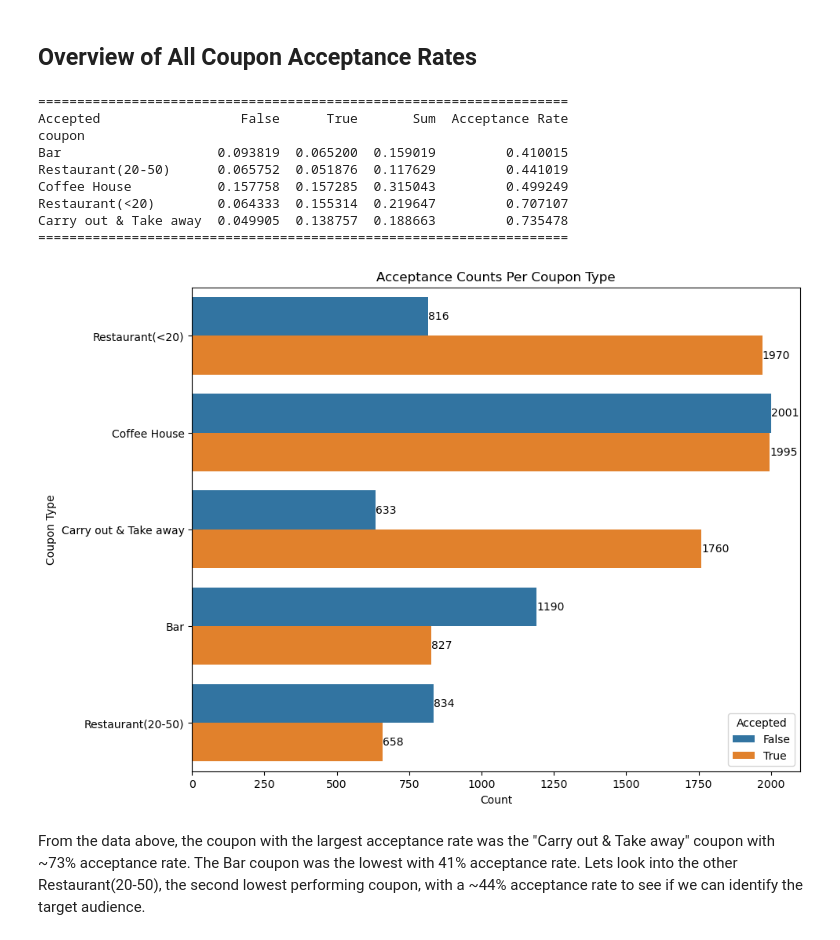
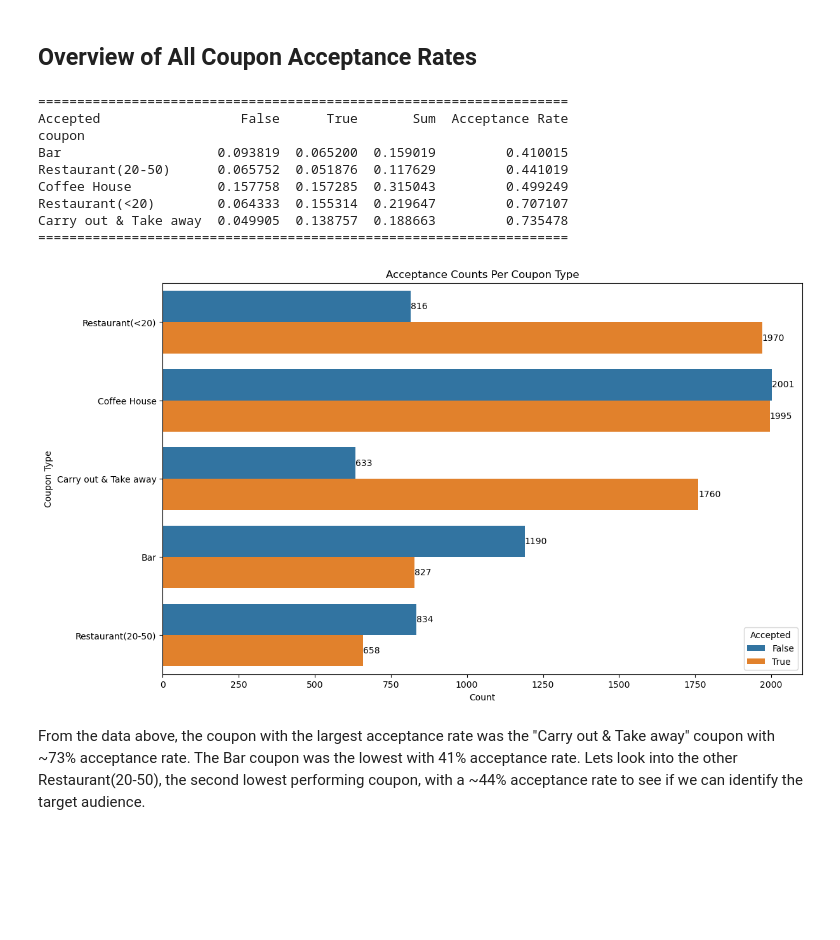
Before and after one commit to ngratzi/coupon_analysis, a Jupyter notebook: analysis.ipynb, the cells around one changed output. Cells and saved outputs as stored; diff of their text form; code cells hidden in the pictures; blank space fills up the shorter version.

Commit message:
fix image sizing

```diff
--- a/analysis.ipynb
+++ b/analysis.ipynb
@@ -680,31 +680,31 @@ Using the bar coupon example as motivation, you are to explore one of the other
 # %%
 ct = pd.crosstab(data_cleaned['coupon'], data_cleaned['Accepted'], normalize=True)
 ct['Sum'] = ct[False] + ct[True]
 ct['Acceptance Rate'] = ct[True] / ct['Sum']
 print('====================================================================')
 print(ct.sort_values(by='Acceptance Rate'))
 print('====================================================================')
 
-plt.figure(figsize=(10,8))
+plt.figure(figsize=(13,8))
 fig = sns.countplot(data_cleaned, y='coupon', hue='Accepted')
 fig.bar_label(container=fig.containers[0])
 fig.bar_label(container=fig.containers[1])
 
 plt.title('Acceptance Counts Per Coupon Type')
 plt.ylabel('Coupon Type')
 plt.xlabel('Count')
 plt.savefig('images/coupon_acceptance.png')
 # %% [output]
 ====================================================================
 Accepted                  False      True       Sum  Acceptance Rate
 coupon
 Bar                    0.093819  0.065200  0.159019         0.410015
 Restaurant(20-50)      0.065752  0.051876  0.117629         0.441019
 Coffee House           0.157758  0.157285  0.315043         0.499249
 Restaurant(<20)        0.064333  0.155314  0.219647         0.707107
 Carry out & Take away  0.049905  0.138757  0.188663         0.735478
 ====================================================================
-[figure, old version]
+[figure, new version]
 # %% [markdown]
 From the data above, the coupon with the largest acceptance rate was the "Carry out & Take away" coupon with ~73% acceptance rate. The Bar coupon was the lowest with 41% acceptance rate. Lets look into the other Restaurant(20-50), the second lowest performing coupon, with a ~44% acceptance rate to see if we can identify the target audience.
 # %% [markdown]
```
Also changed, not shown: 1 other file.
